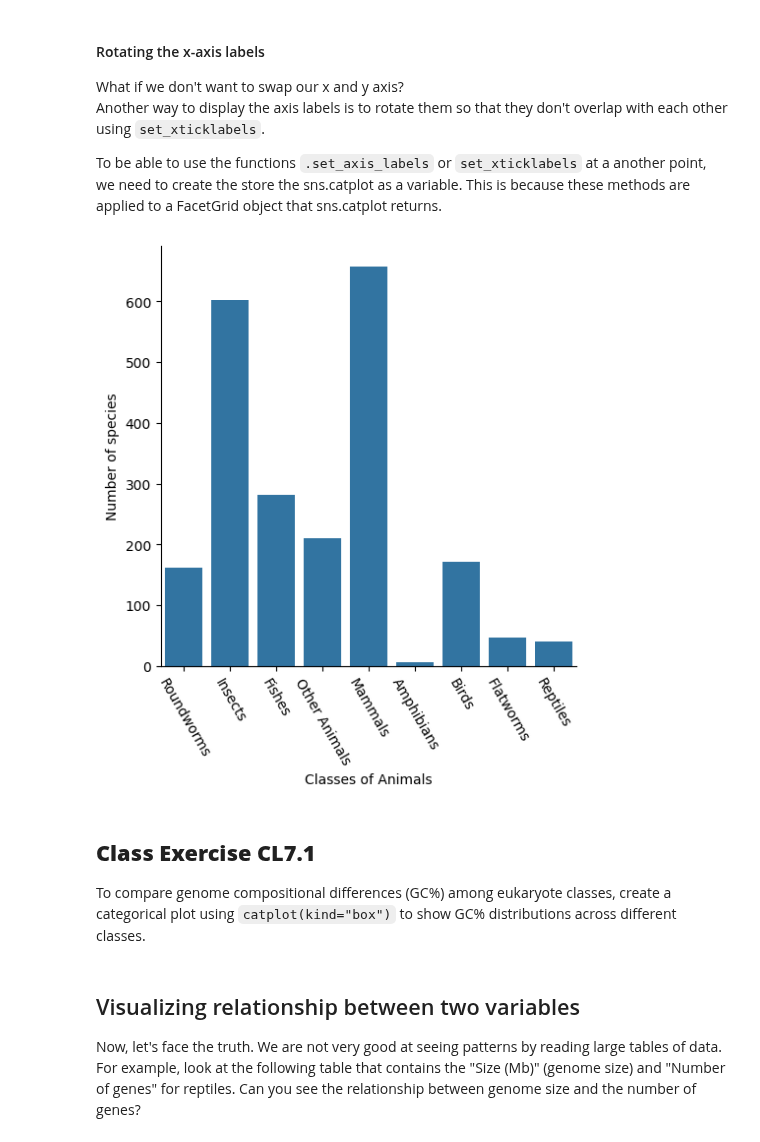
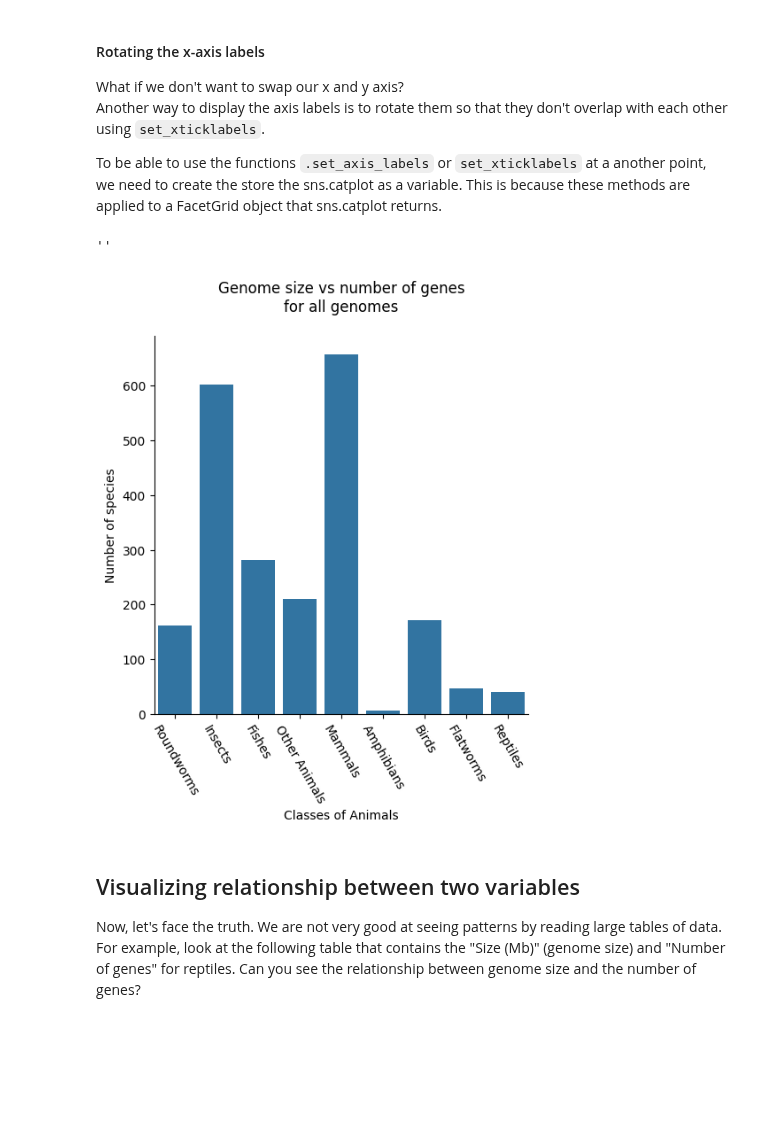
Before and after one commit to CS133-DataVisualization/CS133_Fa26_datafile, a Jupyter notebook: Module03_seaborn/M03_Colab07_seaborn_catplot_relplot.ipynb, the cells around one changed output. Cells and saved outputs as stored; diff of their text form; code cells hidden in the pictures; blank space fills up the shorter version.

```diff
--- a/Module03_seaborn/M03_Colab07_seaborn_catplot_relplot.ipynb
+++ b/Module03_seaborn/M03_Colab07_seaborn_catplot_relplot.ipynb
@@ -163,17 +170,20 @@ To be able to use the functions `.set_axis_labels` or  `set_xticklabels` at a an
 # %%
 ### Create catplot with methods to work with labels
 # sns.catplot(
 #     x = 'Animals',
 #     data = animals_df,
 #     kind = 'count'
 # ).set_axis_labels('Classes of Animals', 'Number of species').set_xticklabels(rotation=300);
 
 ### Store the catplot as a FacetGrid object
-
+bfo =
 
 ### Apply methods to the bfo variable
+bfo.set_axis_labels(<xlabel>, <ylabel>)
+bfo.set_xticklabels(rotation=<angle>)
+
+plt.title("Genome size vs number of genes\nfor all genomes", pad=20)
+;
 # %% [output]
+''
-[figure, old version]
+[figure, new version]
-# %% [markdown]
-## **Class Exercise CL7.1**
-To compare genome compositional differences (GC%) among eukaryote classes, create a categorical plot using `catplot(kind="box")` to show GC% distributions across different classes.
```
Also changed, not shown: parts of 29 cells of this notebook.
